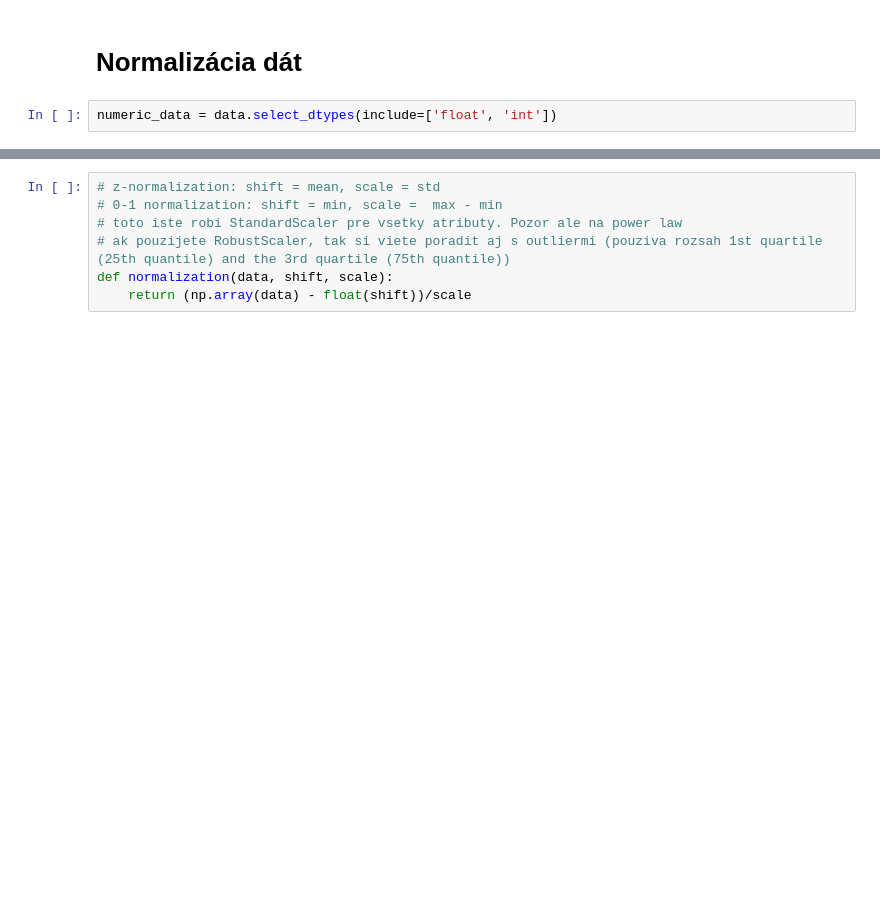
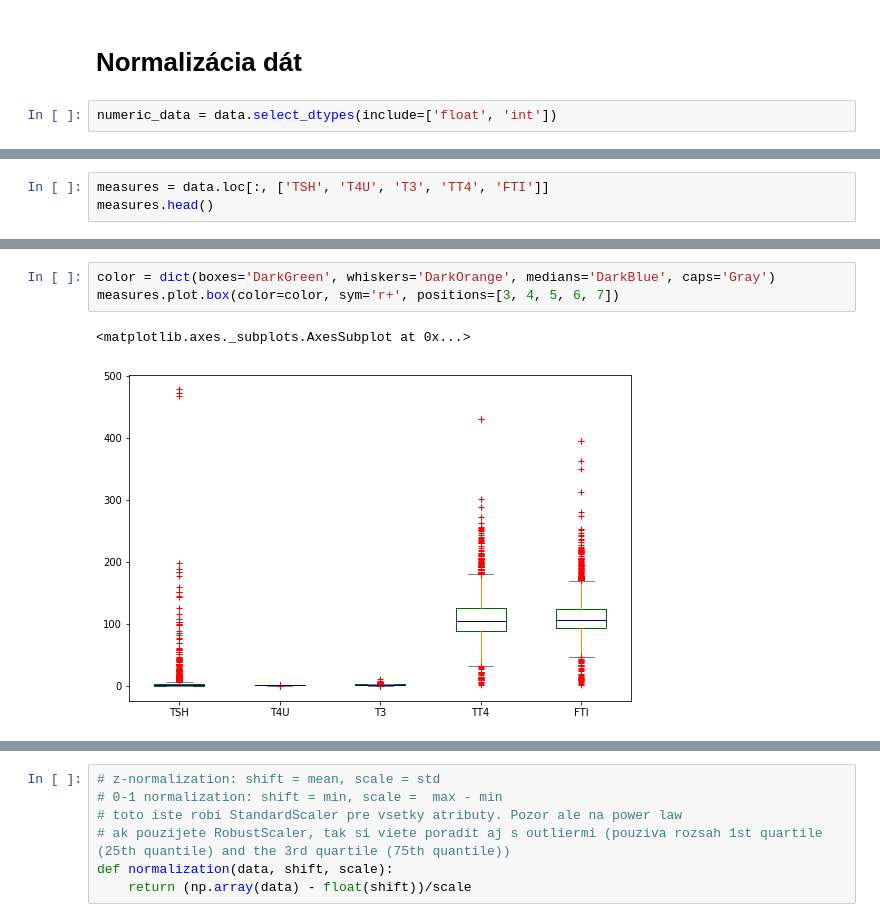
Before and after one commit to PeterJurkacek/IAU_2018_Jurkacek_Vyskoc, a Jupyter notebook: Jurkacek_Vyskoc_predspracovanie.ipynb, the cells around one changed output, grey strips where cells are left out. Saved outputs shown, nothing was run; the diff lists cells and outputs as text; blank space fills up the shorter version.

```diff
--- a/Jurkacek_Vyskoc_predspracovanie.ipynb
+++ b/Jurkacek_Vyskoc_predspracovanie.ipynb
@@ -504 +485,4 @@ HOURS_PER_WEEK    False
 dtype: bool
+# %%
+measures = data.loc[:, ['TSH', 'T4U', 'T3', 'TT4', 'FTI']]
+measures.head()
@@ -504,0 +497,6 @@ dtype: bool
+# %%
+color = dict(boxes='DarkGreen', whiskers='DarkOrange', medians='DarkBlue', caps='Gray')
+measures.plot.box(color=color, sym='r+', positions=[3, 4, 5, 6, 7])
+# %% [output]
+<matplotlib.axes._subplots.AxesSubplot at 0x...>
+[figure, added]
```
Also changed, not shown: parts of 104 cells of this notebook.
